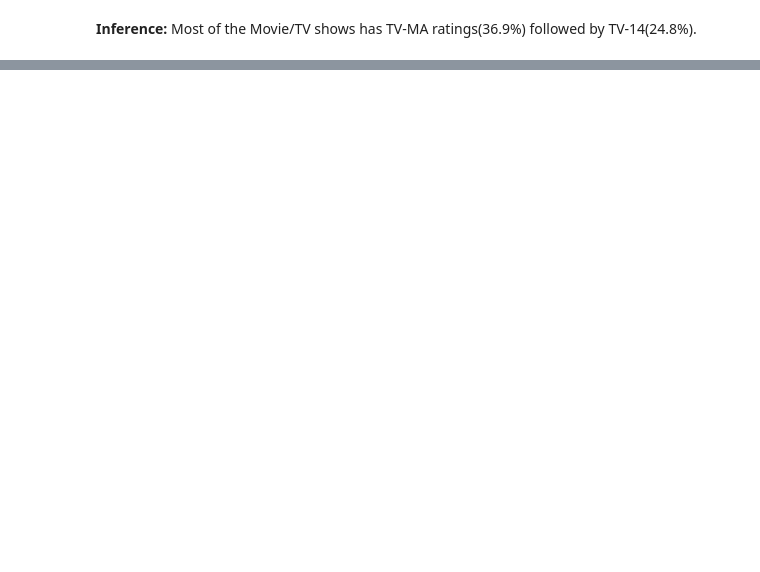
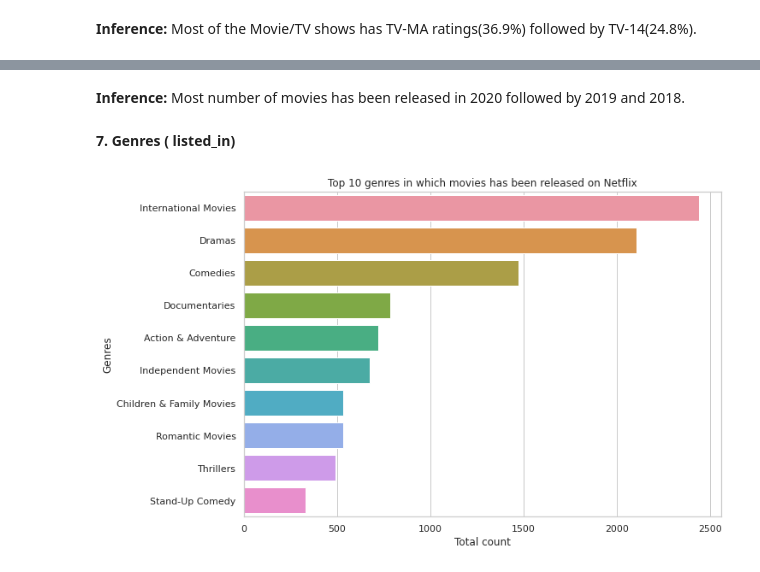
Before and after one commit to shubham-bhadouria/Netflix-Movies-and-TV-shows-clustering, a Jupyter notebook: Netflix_movies_and_TV_show_clustering.ipynb, the cells around one changed output, grey strips where cells are left out. Saved outputs shown, nothing was run; the diff lists cells and outputs as text; code cells hidden in the pictures; blank space fills up the shorter version.

Commit message:
EDA (genres)

```diff
--- a/Netflix_movies_and_TV_show_clustering.ipynb
+++ b/Netflix_movies_and_TV_show_clustering.ipynb
@@ -348,0 +345,10 @@ px.pie(Netflix_df.groupby(['rating']).size().reset_index(name='counts'),values=
+# %%
+# Top 15 years in which Most number of movies and tv shows has been released
+Netflix_movies = Netflix_df[Netflix_df["type"]=="Movie"]       # dataframe containg only movies data
+Netflix_shows = Netflix_df[Netflix_df["type"]=="TV Show"]      # dataframe containg only TV shows data
+
+# Top 15 years in which Most number of movies has been released
+plt.figure(figsize=(14,10))
+sns.countplot(x="release_year", data=Netflix_movies, palette="Set1", order=Netflix_movies['release_year'].value_counts().index[0:15])
+plt.title('Top 15 years in which Most number of movies has been released', fontsize=15, fontweight='bold')
+plt.show()
@@ -348,0 +367,15 @@ px.pie(Netflix_df.groupby(['rating']).size().reset_index(name='counts'),values=
+# %% [markdown]
+**Inference:** Most number of movies has been released in 2020 followed by 2019 and 2018.
+# %% [markdown]
+**7. Genres ( listed_in)**
+# %%
+# Top 10 genres in which movies has been released on Netflix
+
+Top_movies_genres = Netflix_movies.set_index('title').listed_in.str.split(', ', expand=True).stack().reset_index(level=1, drop=True)  # creating the dataframe which contains only genres of movies by expanding them as every movie can have multiple genres.
+sns.countplot(y = filtered_genres, order=Top_movies_genres.value_counts().index[:10])
+plt.title('Top 10 genres in which movies has been released on Netflix', fontsize=15, fontweight='bold')
+plt.xlabel('Total count')
+plt.ylabel('Genres')
+plt.show()
+# %% [output]
+[figure, added]
```
Also changed, not shown: parts of 8 cells of this notebook.
